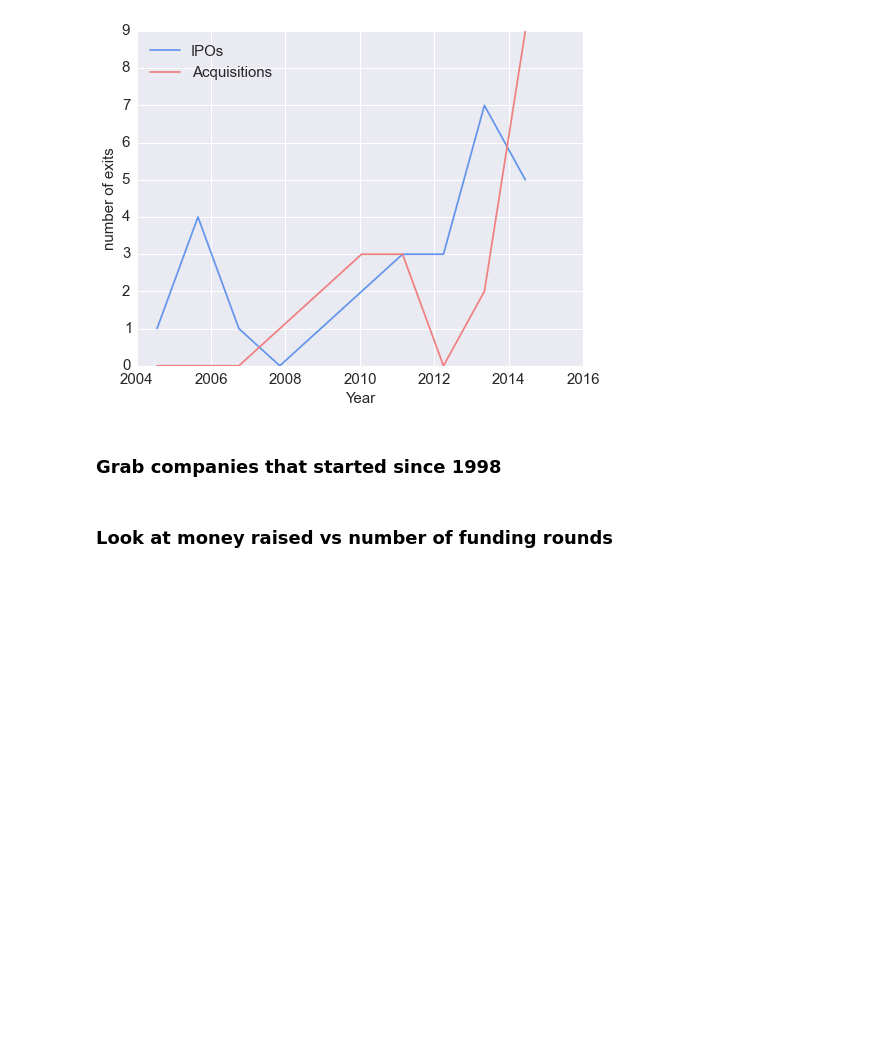
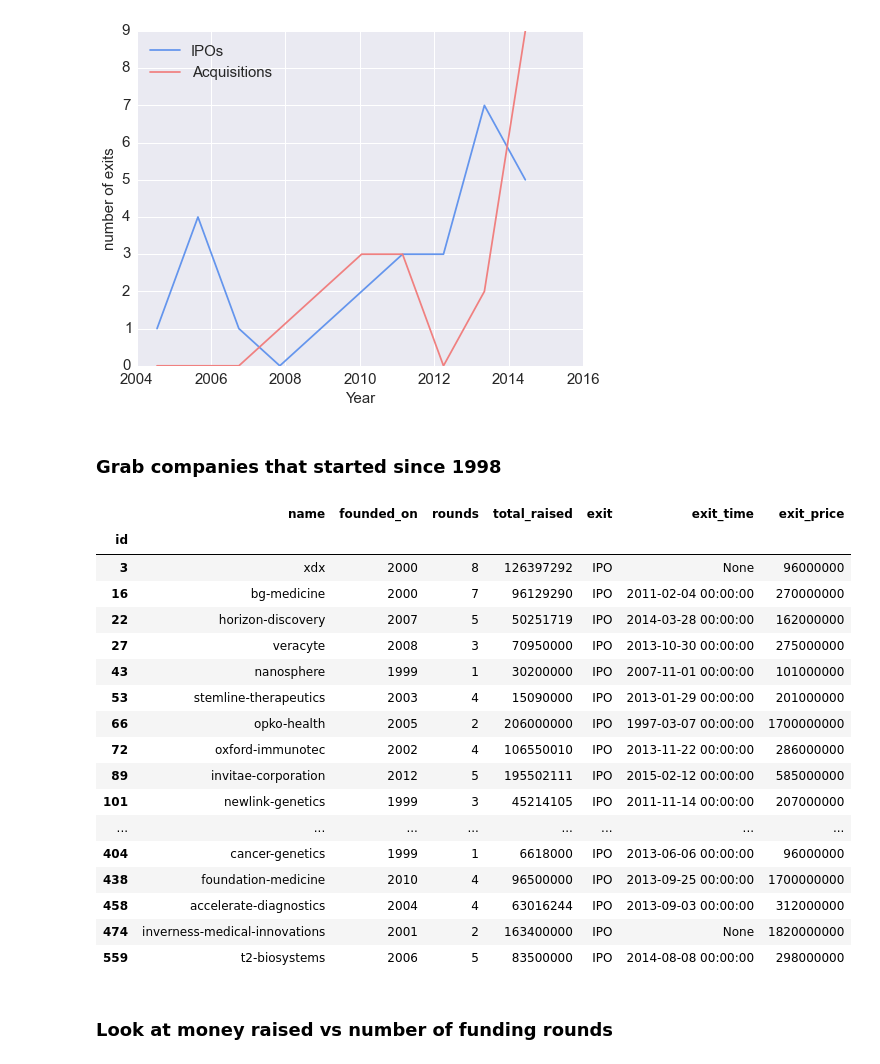
Before and after one commit to rbloom5/fun-data-projects, a Jupyter notebook: crunchbase/crunchbase.ipynb, the cells around one changed output. Drawn from its saved outputs; the diff is of its cells as text; code cells hidden in the pictures; blank space fills up the shorter version.

```diff
--- a/crunchbase/crunchbase.ipynb
+++ b/crunchbase/crunchbase.ipynb
@@ -392,38 +392,59 @@ plt.show()
 # %% [markdown]
 ### Grab companies that started since 1998
 # %%
+import pandas as pd
+import numpy as np
 acq_companies = pd.read_sql_query('SELECT * FROM companies '
                                   'WHERE exit LIKE "%acquired%" ', \
                                   conn, index_col='id')
 
 
 IPO_companies = pd.read_sql_query('SELECT * FROM companies '
                                   'WHERE exit LIKE "%ipo%"', \
                                   conn, index_col='id')
 
 
 closed_companies = pd.read_sql_query('SELECT * FROM companies '
                                   'WHERE exit LIKE "%closed%" ', \
                                   conn, index_col='id')
 
 dormant_companies = pd.read_sql_query('SELECT * FROM companies '
                                   'WHERE exit LIKE "%dormant%" ', \
                                   conn, index_col='id')
 
 IPO_companies=IPO_companies[IPO_companies['founded_on']>1998]
-acq_companies=acq_companies[acq_companies['founded_on']>1998]
+# acq_companies=acq_companies[acq_companies['founded_on']>1998]
 closed_companies=closed_companies[closed_companies['founded_on']>1998]
 dormant_companies=dormant_companies[dormant_companies['founded_on']>1998]
 
 
-# # IPO2=IPO_companies[np.isnan(IPO_companies['founded_on'])]
-# # IPO_companies = pd.concat([IPO1,IPO2])
-# IPO_companies=IPO_companies[IPO_companies['exit_price']>1]
-# # acq_companies1=acq_companies[acq_companies['founded_on']<1]
-# acq_companies1 = acq_companies[np.isnan(acq_companies['founded_on'])]
-# acq_companies2=acq_companies[acq_companies['founded_on']>1998]
-# acq_companies = pd.concat([acq_companies1, acq_companies2])
-# IPO_companies
+# IPO2=IPO_companies[np.isnan(IPO_companies['founded_on'])]
+# IPO_companies = pd.concat([IPO1,IPO2])
+IPO_companies=IPO_companies[IPO_companies['exit_price']>1]
+# acq_companies1=acq_companies[acq_companies['founded_on']<1]
+acq_companies1 = acq_companies[np.isnan(acq_companies['founded_on'])]
+acq_companies2=acq_companies[acq_companies['founded_on']>1998]
+acq_companies = pd.concat([acq_companies1, acq_companies2])
+IPO_companies
+# %% [output]
+|  | name | founded_on | rounds | total_raised | exit | exit_time | exit_price |
+| id |  |  |  |  |  |  |  |
+| 3 | xdx | 2000 | 8 | 126397292 | IPO | None | 96000000 |
+| 16 | bg-medicine | 2000 | 7 | 96129290 | IPO | 2011-02-04 00:00:00 | 270000000 |
+| 22 | horizon-discovery | 2007 | 5 | 50251719 | IPO | 2014-03-28 00:00:00 | 162000000 |
+| 27 | veracyte | 2008 | 3 | 70950000 | IPO | 2013-10-30 00:00:00 | 275000000 |
+| 43 | nanosphere | 1999 | 1 | 30200000 | IPO | 2007-11-01 00:00:00 | 101000000 |
+| 53 | stemline-therapeutics | 2003 | 4 | 15090000 | IPO | 2013-01-29 00:00:00 | 201000000 |
+| 66 | opko-health | 2005 | 2 | 206000000 | IPO | 1997-03-07 00:00:00 | 1700000000 |
+| 72 | oxford-immunotec | 2002 | 4 | 106550010 | IPO | 2013-11-22 00:00:00 | 286000000 |
+| 89 | invitae-corporation | 2012 | 5 | 195502111 | IPO | 2015-02-12 00:00:00 | 585000000 |
+| 101 | newlink-genetics | 1999 | 3 | 45214105 | IPO | 2011-11-14 00:00:00 | 207000000 |
+| ... | ... | ... | ... | ... | ... | ... | ... |
+| 404 | cancer-genetics | 1999 | 1 | 6618000 | IPO | 2013-06-06 00:00:00 | 96000000 |
+| 438 | foundation-medicine | 2010 | 4 | 96500000 | IPO | 2013-09-25 00:00:00 | 1700000000 |
+| 458 | accelerate-diagnostics | 2004 | 4 | 63016244 | IPO | 2013-09-03 00:00:00 | 312000000 |
+| 474 | inverness-medical-innovations | 2001 | 2 | 163400000 | IPO | None | 1820000000 |
+| 559 | t2-biosystems | 2006 | 5 | 83500000 | IPO | 2014-08-08 00:00:00 | 298000000 |
 # %% [markdown]
 ### Look at money raised vs number of funding rounds
 # %%
```
Also changed, not shown: parts of 3 cells of this notebook, 15 other files.
